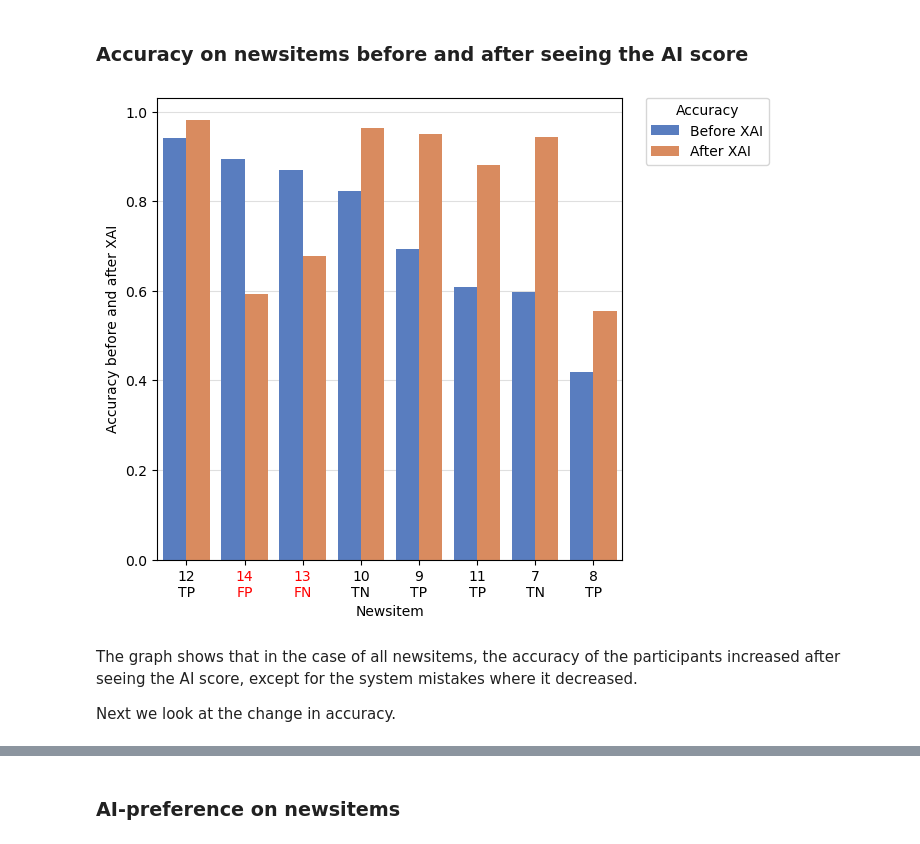
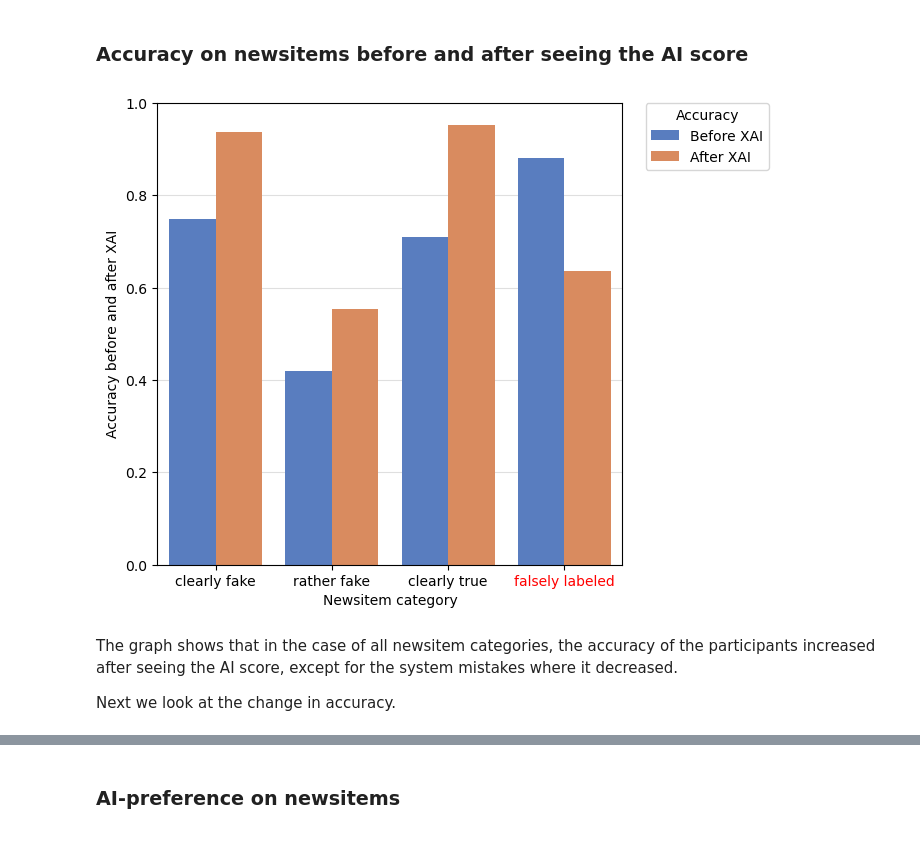
Before and after one commit to csomorbalazs/xai-experiment, a Jupyter notebook: postprocessing/Data_Analysis_XAI.ipynb, the cells around one changed output, grey strips where cells are left out. Saved outputs shown, nothing was run; the diff lists cells and outputs as text; code cells hidden in the pictures.

Commit message:
Group news items into categories

```diff
--- a/postprocessing/Data_Analysis_XAI.ipynb
+++ b/postprocessing/Data_Analysis_XAI.ipynb
@@ -698,6 +698,21 @@ def get_mistake_type(row):
 
 newsitems["is_mistake"] = newsitems["is_fake_news"] != newsitems["is_fake_news_pred"]
 newsitems["mistake_type"] = newsitems.apply(get_mistake_type, axis=1)
+# %%
+def get_newsitem_cetagory(row):
+    # assign clearly true, rather fake, clearly fake, or falsely labeled to each newsitem
+    if row["is_mistake"] == True:
+        return "falsely labeled"
+    elif row["truthfulness"] < 25:
+        return "clearly fake"
+    elif row["truthfulness"] < 50:
+        return "rather fake"
+    elif row["truthfulness"] < 75:
+        return "rather true"
+    else:
+        return "clearly true"
+
+newsitems["newsitem_category"] = newsitems.apply(get_newsitem_cetagory, axis=1)
 # %%
 pd.set_option('display.max_colwidth', 200)
 
@@ -732,7 +751,7 @@ newsitem_eval_df = newsitem_eval_df[cols]
 # %%
 # join newsitem_eval_df with newsitems to get the "is_mistake" column
 newsitem_eval_df = newsitem_eval_df.merge(
-  newsitems[["id", "is_fake_news", "is_mistake", "mistake_type"]],
+  newsitems[["id", "is_fake_news", "is_mistake", "mistake_type", "newsitem_category"]],
   left_on="newsitem",
   right_on="id").drop(columns=["id"])
 # %% [markdown]
@@ -771,6 +790,6 @@ The low p values (<0.01) show us that the newsitems are unequally difficult to r
 ### Accuracy on newsitems before and after seeing the AI score
 # %%
 # calculate average performance over newsitems
-performance_df = newsitem_eval_df.groupby(["newsitem"])[["rating-before-correct", "rating-after-correct"]].mean().reset_index()
+performance_df = newsitem_eval_df.groupby(["newsitem_category"])[["rating-before-correct", "rating-after-correct"]].mean().reset_index()
 # %%
 performance_df["accuracy-diff"] = performance_df["rating-after-correct"] - performance_df["rating-before-correct"]
@@ -780,40 +796,34 @@ newsitems = newsitems.merge(performance_df, left_on="id", right_on="newsitem").d
 # %%
-# visualize performance
-newsitems = newsitems.sort_values("rating-before-correct")
-
 # transform data to long format
-data = newsitems[["id", "rating-before-correct", "rating-after-correct"]].melt(id_vars=["id"], var_name="measure", value_name="rating")
-sorted_ids = data[data["measure"] == "rating-before-correct"].sort_values("rating", ascending=False)["id"].unique()
+data = performance_df[["newsitem_category", "rating-before-correct", "rating-after-correct"]].melt(id_vars=["newsitem_category"], var_name="measure", value_name="rating")
 
 fig, ax = plt.subplots(figsize=(6, 6))
-sns.barplot(x="id", y="rating",
+sns.barplot(x="newsitem_category", y="rating",
   hue="measure",
   data=data,
   ax=ax,
   palette="muted",
-  order=sorted_ids)
+  order=["clearly fake", "rather fake", "clearly true", "falsely labeled"]
+  )
 
 # rename legend labels
 handles, labels = ax.get_legend_handles_labels()
 # put legend outside of plot
 ax.legend(handles=handles, labels=["Before XAI", "After XAI"], title="Accuracy", bbox_to_anchor=(1.05, 1), loc=2, borderaxespad=0.)
 
 
 ax.set_ylabel("Accuracy before and after XAI")
-ax.set_xlabel("Newsitem")
+ax.set_xlabel("Newsitem category")
 
-# set the ticks belonging to ids 13 and 14 to red
 for tick in ax.get_xticklabels():
-    if int(tick.get_text()) in [13, 14]:
+    if tick.get_text() == "falsely labeled":
         tick.set_color("red")
 
-ticks = [f"{_id}\n{newsitems[newsitems['id'] == _id].mistake_type.values[0]}" for _id in sorted_ids]
-ax.set_xticklabels(ticks)
 ax.set_axisbelow(True)
 ax.yaxis.grid(True, which='major', color='grey', alpha=.25)
 # %% [output]
-[figure, old version]
+[figure, new version]
 # %% [markdown]
-The graph shows that in the case of all newsitems, the accuracy of the participants increased after seeing the AI score, except for the system mistakes where it decreased.
+The graph shows that in the case of all newsitem categories, the accuracy of the participants increased after seeing the AI score, except for the system mistakes where it decreased.
 
 Next we look at the change in accuracy.
```
Also changed, not shown: parts of 28 cells of this notebook.
